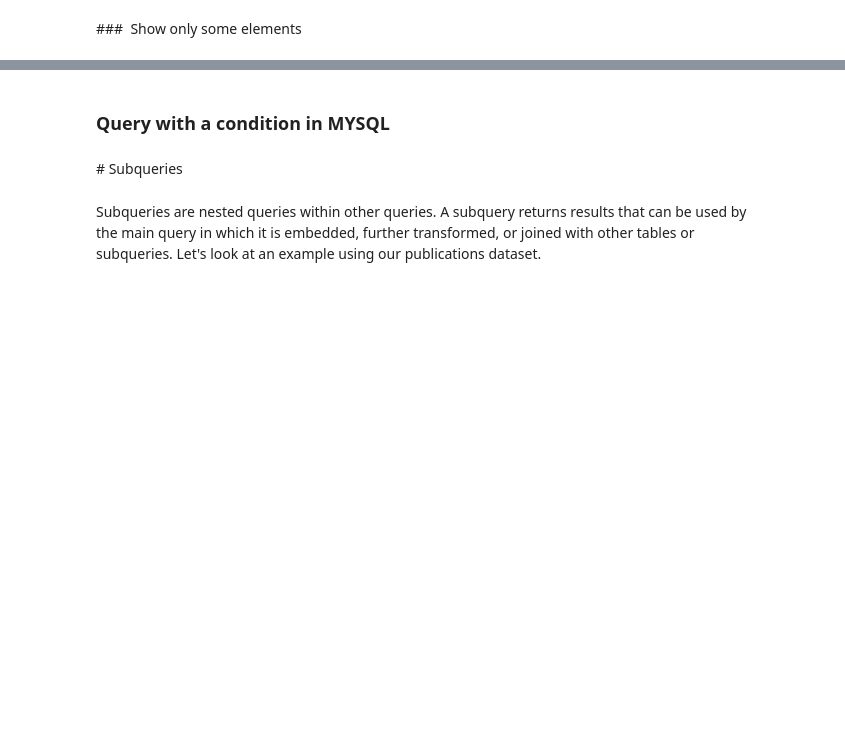
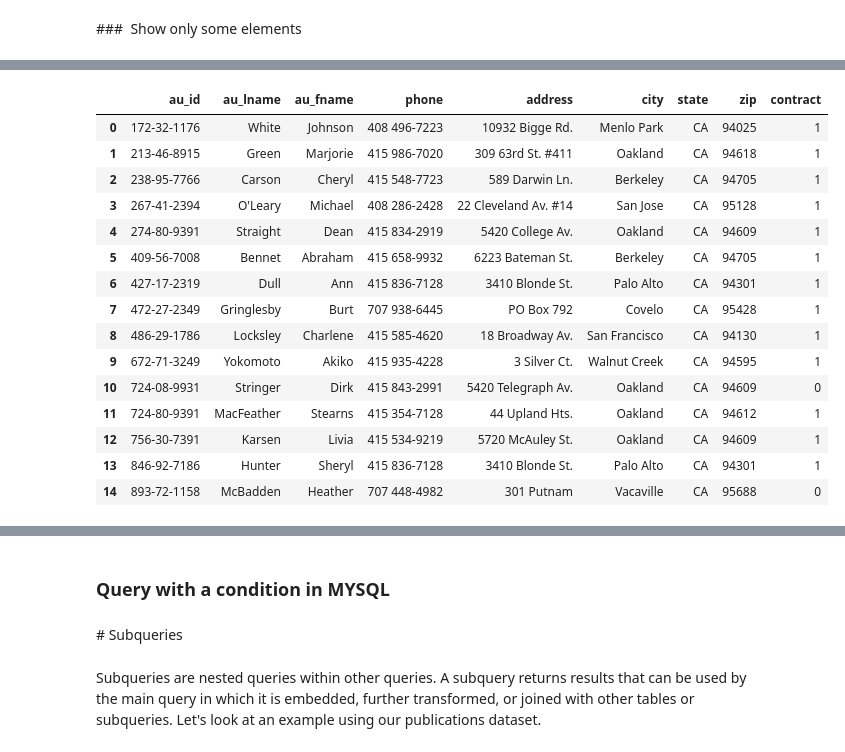
Before and after one commit to Ironhack-data-bcn-feb-2023/lectures, a Jupyter notebook: module-2/01-SQL & SQL through python.ipynb, the cells around one changed output, grey strips where cells are left out. Saved outputs shown, nothing was run; the diff lists cells and outputs as text; code cells hidden in the pictures; blank space fills up the shorter version.

```diff
--- a/module-2/01-SQL & SQL through python.ipynb
+++ b/module-2/01-SQL & SQL through python.ipynb
@@ -37,0 +99,33 @@ In mysql we have tables related to each other, so if we connect to the database
+# %%
+def authors_table (state, limit):
+
+    dbName = "publications"
+    connectionData=f"mysql+pymysql://root:{password}@localhost/{dbName}"
+    engine = alch.create_engine(connectionData)
+
+    df = pd.read_sql_query(f"""
+    SELECT * FROM authors
+    WHERE state = "{state}"
+    LIMIT {limit};""", engine)
+
+    return df
+# %%
+df_autores = authors_table ("CA", 30)
+df_autores
+# %% [output]
+|  | au_id | au_lname | au_fname | phone | address | city | state | zip | contract |
+| 0 | 172-32-1176 | White | Johnson | 408 496-7223 | 10932 Bigge Rd. | Menlo Park | CA | 94025 | 1 |
+| 1 | 213-46-8915 | Green | Marjorie | 415 986-7020 | 309 63rd St. #411 | Oakland | CA | 94618 | 1 |
+| 2 | 238-95-7766 | Carson | Cheryl | 415 548-7723 | 589 Darwin Ln. | Berkeley | CA | 94705 | 1 |
+| 3 | 267-41-2394 | O'Leary | Michael | 408 286-2428 | 22 Cleveland Av. #14 | San Jose | CA | 95128 | 1 |
+| 4 | 274-80-9391 | Straight | Dean | 415 834-2919 | 5420 College Av. | Oakland | CA | 94609 | 1 |
+| 5 | 409-56-7008 | Bennet | Abraham | 415 658-9932 | 6223 Bateman St. | Berkeley | CA | 94705 | 1 |
+| 6 | 427-17-2319 | Dull | Ann | 415 836-7128 | 3410 Blonde St. | Palo Alto | CA | 94301 | 1 |
+| 7 | 472-27-2349 | Gringlesby | Burt | 707 938-6445 | PO Box 792 | Covelo | CA | 95428 | 1 |
+| 8 | 486-29-1786 | Locksley | Charlene | 415 585-4620 | 18 Broadway Av. | San Francisco | CA | 94130 | 1 |
+| 9 | 672-71-3249 | Yokomoto | Akiko | 415 935-4228 | 3 Silver Ct. | Walnut Creek | CA | 94595 | 1 |
+| 10 | 724-08-9931 | Stringer | Dirk | 415 843-2991 | 5420 Telegraph Av. | Oakland | CA | 94609 | 0 |
+| 11 | 724-80-9391 | MacFeather | Stearns | 415 354-7128 | 44 Upland Hts. | Oakland | CA | 94612 | 1 |
+| 12 | 756-30-7391 | Karsen | Livia | 415 534-9219 | 5720 McAuley St. | Oakland | CA | 94609 | 1 |
+| 13 | 846-92-7186 | Hunter | Sheryl | 415 836-7128 | 3410 Blonde St. | Palo Alto | CA | 94301 | 1 |
+| 14 | 893-72-1158 | McBadden | Heather | 707 448-4982 | 301 Putnam | Vacaville | CA | 95688 | 0 |
```
Also changed, not shown: parts of 17 cells of this notebook.
